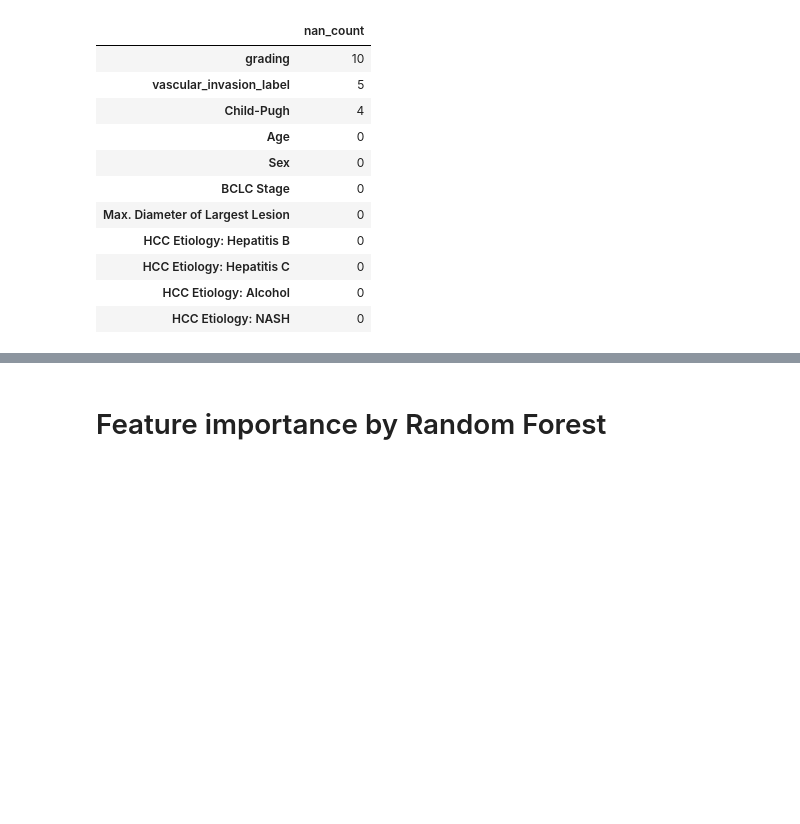
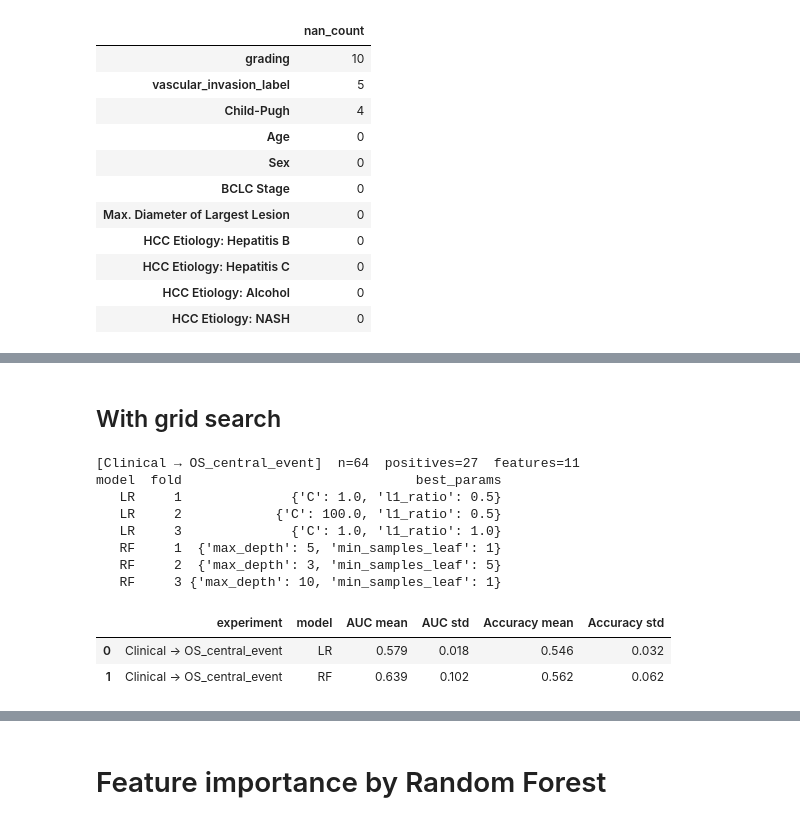
Before and after one commit to chihuangliu/hcc-multimodal, a Jupyter notebook: notebooks/baselines/pure_clinical_baseline.ipynb, the cells around one changed output, grey strips where cells are left out. Drawn from its saved outputs; the diff is of its cells as text; code cells hidden in the pictures; blank space fills up the shorter version.

```diff
--- a/notebooks/baselines/pure_clinical_baseline.ipynb
+++ b/notebooks/baselines/pure_clinical_baseline.ipynb
@@ -147,0 +87,28 @@ plt.show()
+# %% [markdown]
+## With grid search
+# %%
+y_col = "OS_central_event"
+X = data[list(x_columns.keys())]
+y = data[y_col]
+
+cv_results, fold_df = run_cv_experiment(
+    X,
+    y,
+    x_columns,
+    label="Clinical → OS_central_event",
+    param_grids=PARAM_GRIDS,
+)
+print(fold_df[["model", "fold", "best_params"]].to_string(index=False))
+cv_results
+# %% [output]
+[Clinical → OS_central_event]  n=64  positives=27  features=11
+model  fold                              best_params
+   LR     1              {'C': 1.0, 'l1_ratio': 0.5}
+   LR     2            {'C': 100.0, 'l1_ratio': 0.5}
+   LR     3              {'C': 1.0, 'l1_ratio': 1.0}
+   RF     1  {'max_depth': 5, 'min_samples_leaf': 1}
+   RF     2  {'max_depth': 3, 'min_samples_leaf': 5}
+   RF     3 {'max_depth': 10, 'min_samples_leaf': 1}
+|  | experiment | model | AUC mean | AUC std | Accuracy mean | Accuracy std |
+| 0 | Clinical → OS_central_event | LR | 0.579 | 0.018 | 0.546 | 0.032 |
+| 1 | Clinical → OS_central_event | RF | 0.639 | 0.102 | 0.562 | 0.062 |
```
Also changed, not shown: parts of 8 cells of this notebook, 6 other files.
